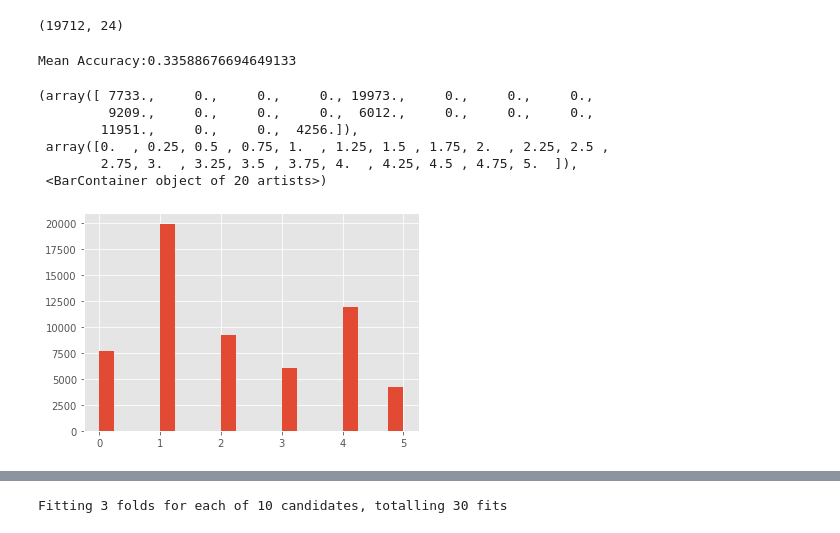
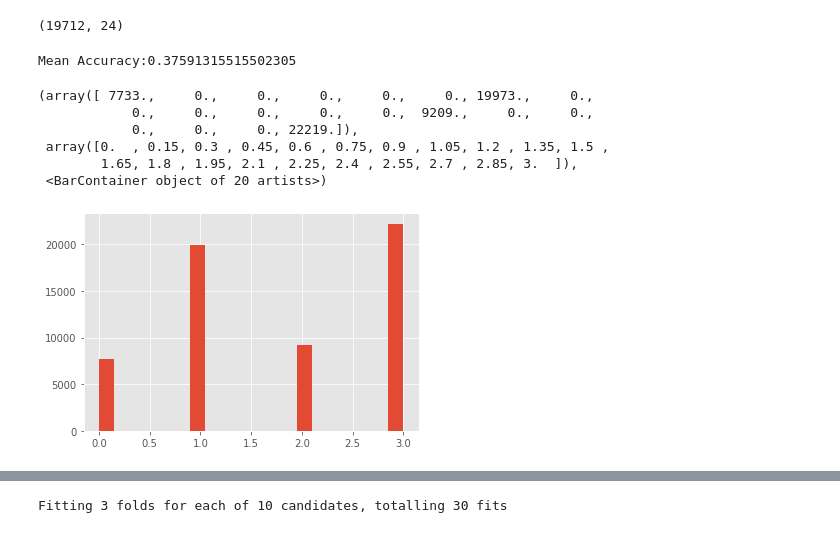
Before and after one commit to hudsonbat/Data-205, a Jupyter notebook: MCCrime_Trees.ipynb, the cells around one changed output, grey strips where cells are left out. Saved outputs shown, nothing was run; the diff lists cells and outputs as text; code cells hidden in the pictures.

```diff
--- a/MCCrime_Trees.ipynb
+++ b/MCCrime_Trees.ipynb
@@ -166,5 +152,0 @@ num_classes= len(np.unique(labels))
-# %%
-from sklearn import preprocessing
-
-le = preprocessing.LabelEncoder()
-data['Crime Name1'] = le.fit_transform(data['Crime Name1'])
@@ -354,9 +198,7 @@ import re
 pattern1 = r'.*\s*(ASSAULT)\.*'
 pattern2 = r'.*\s*(DRUGS|INFLUENCE)\.*'
 pattern3 = r'.*\s*(FRAUD|IDENTITY|FORGERY)\.*'
-pattern4 = r'.*\s*(DAMAGE PROPERTY)\.*'
-pattern5 = r'.*\s*(FROM AUTO)\.*'
-pattern6 = r'.*\s*(AUTO PARTS|AUTO THEFT)\.*'
+pattern4 = r'.*\s*(DAMAGE PROPERTY|AUTO)\.*'
 
 
 for i, rowseries in data.iterrows():
@@ -367,11 +209,7 @@ for i, rowseries in data.iterrows():
     elif re.match(pattern3, data.at[i,'Crime Name3']):
         data.at[i,'Crime Type'] = 'Fraud'
     elif re.match(pattern4, data.at[i,'Crime Name3']):
-        data.at[i,'Crime Type'] = 'Property Damage'
-    elif re.match(pattern5, data.at[i,'Crime Name3']):
-        data.at[i,'Crime Type'] = 'Theft from Vehicle'
-    elif re.match(pattern6, data.at[i,'Crime Name3']):
-        data.at[i,'Crime Type'] = 'Theft of Auto Parts/Vehicle'
+        data.at[i,'Crime Type'] = 'Property Theft/Damage'
     else:
         data.at[i,'Crime Type'] = 'All Other Offenses'
 # %%
@@ -420,7 +254,5 @@ Theft of Auto Parts/Vehicle     5734
 Name: Crime Type, dtype: int64
 # %%
-classes = data2['Crime Type'].value_counts().loc[lambda x: x > 5000]
+classes2 = data2['Crime Type'].value_counts()
 
-top_classes = list(classes.index.values)
-
-data2 = data2[data2['Crime Type'].isin(top_classes)]
+top_classes = list(classes2.index.values)
@@ -468,5 +280,5 @@ data2['Crime Type'].value_counts()
 Name: Crime Type, dtype: int64
 # %%
-labels = np.array(data2['Crime Type'])
-features1 = np.array(features)
+##labels2 = np.array(data2['Crime Type'])
+features2 = np.array(features)
 # %%
@@ -512,22 +324,23 @@ def evaluate_model(X, y, model):
 # %%
 from sklearn.dummy import DummyClassifier
 
-model = DummyClassifier(strategy='most_frequent')
+dummy = DummyClassifier(strategy='most_frequent')
 
-scores = evaluate_model(test, test_labels, model)
+scores = evaluate_model(test2, test_labels2, dummy)
 print('Mean Accuracy:' + str(np.mean(scores)))
 # %% [output]
-Mean Accuracy:0.33588676694649133
+Mean Accuracy:0.37591315515502305
 # %%
-plt.hist(train_labels, bins=20)
+plt.hist(train_labels2, bins=20)
+plt.show()
 # %% [output]
-(array([ 7733.,     0.,     0.,     0., 19973.,     0.,     0.,     0.,
-         9209.,     0.,     0.,     0.,  6012.,     0.,     0.,     0.,
-        11951.,     0.,     0.,  4256.]),
- array([0.  , 0.25, 0.5 , 0.75, 1.  , 1.25, 1.5 , 1.75, 2.  , 2.25, 2.5 ,
-        2.75, 3.  , 3.25, 3.5 , 3.75, 4.  , 4.25, 4.5 , 4.75, 5.  ]),
+(array([ 7733.,     0.,     0.,     0.,     0.,     0., 19973.,     0.,
+            0.,     0.,     0.,     0.,     0.,  9209.,     0.,     0.,
+            0.,     0.,     0., 22219.]),
+ array([0.  , 0.15, 0.3 , 0.45, 0.6 , 0.75, 0.9 , 1.05, 1.2 , 1.35, 1.5 ,
+        1.65, 1.8 , 1.95, 2.1 , 2.25, 2.4 , 2.55, 2.7 , 2.85, 3.  ]),
  <BarContainer object of 20 artists>)
-[figure, old version]
+[figure, new version]
 # %%
 from imblearn.over_sampling import SMOTE
 from imblearn.under_sampling import RandomUnderSampler
```
Also changed, not shown: parts of 85 cells of this notebook.
